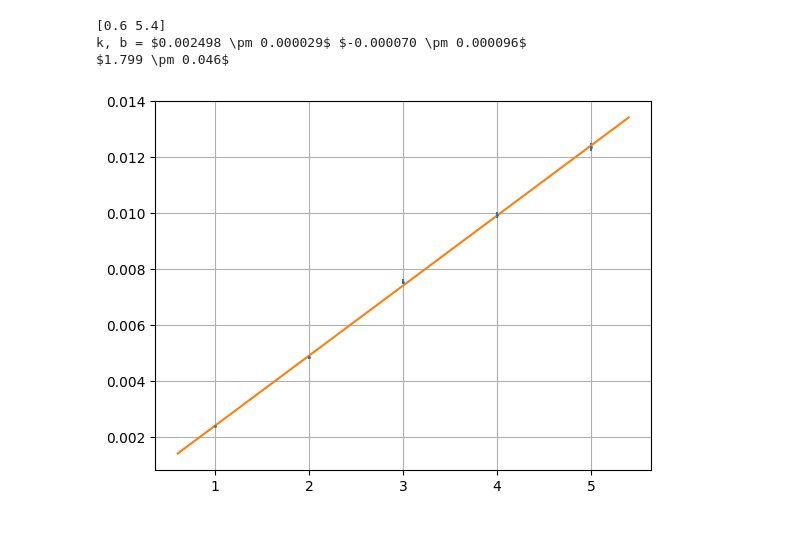
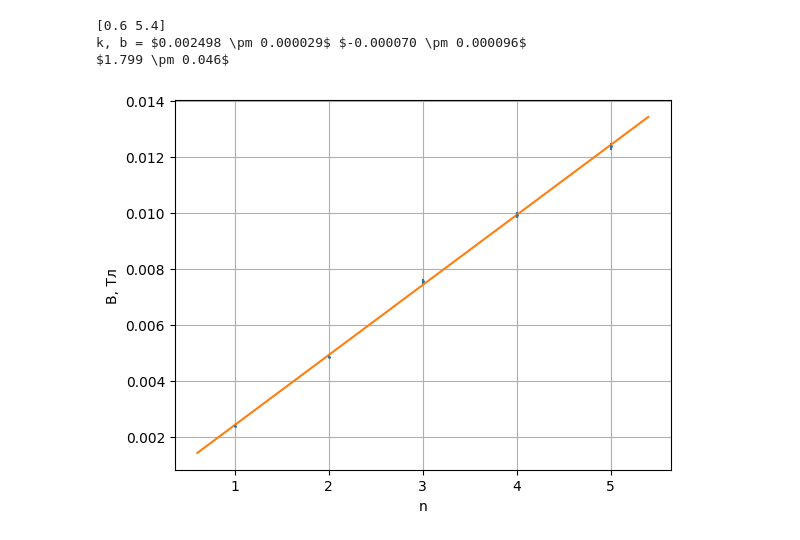
Before and after one commit to RedBrean/term2, a Jupyter notebook: term3/labs/331a/331a.ipynb, the cells around one changed output. Saved outputs shown, nothing was run; the diff lists cells and outputs as text; code cells hidden in the pictures.

```diff
--- a/term3/labs/331a/331a.ipynb
+++ b/term3/labs/331a/331a.ipynb
@@ -317,19 +320,22 @@ $0.003600 \pm 0.000038$
 # %%
 nF_raw = pd.read_csv("nI.csv")
 nF=pd.DataFrame()
 nF["n"] = [1,2,3,4,5]
 I_sr = []
 for i in range(1,6):
     nF_raw["I"] = nF_raw["I"].apply(lambda x: DData(x))
     I_sr.append(SerDData(nF_raw[nF_raw["n"] == i]["I"]).mean)
 nF["I"] = I_sr
 nF["B"] = nF["I"]*BI_K
+plt.xlabel("n")
+plt.ylabel("B, Тл")
 Bn, _ = linearcalc_error(nF["n"], nF["B"])
+plt.savefig("Bn.png", dpi = 300)
 em = 8*3.14**2*V/l**2 / Bn**2
 em.E = 11
 print(em)
 # %% [output]
 [0.6 5.4]
 k, b = $0.002498 \pm 0.000029$ $-0.000070 \pm 0.000096$
 $1.799 \pm 0.046$
-[figure, old version]
+[figure, new version]
```
Also changed, not shown: parts of 4 cells of this notebook, 17 other files.
